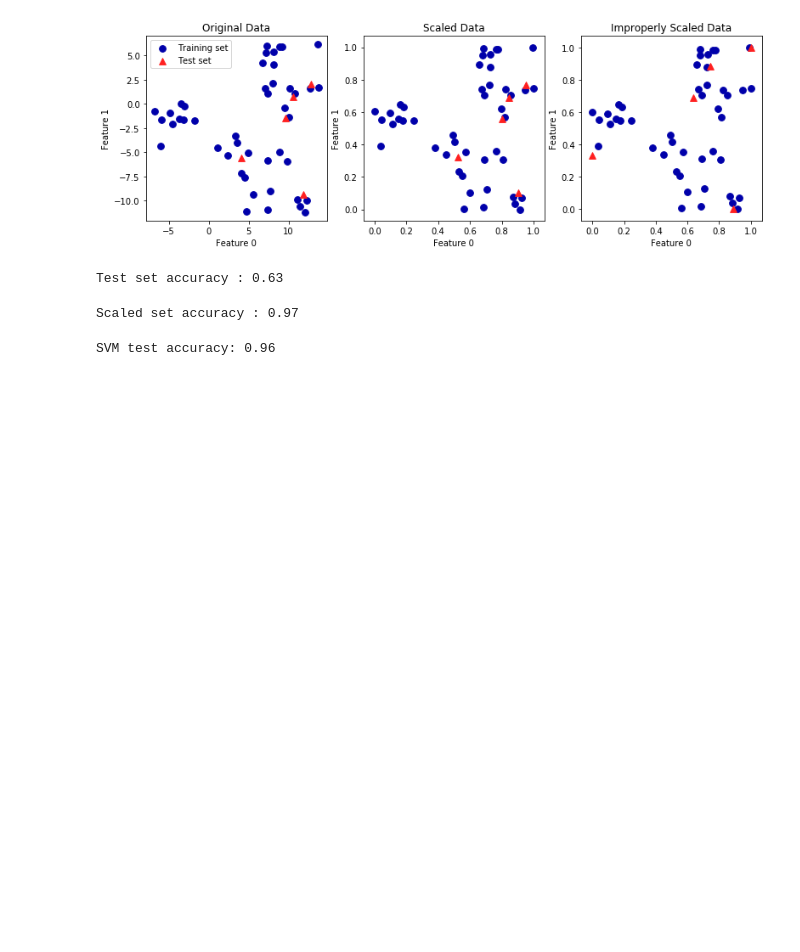
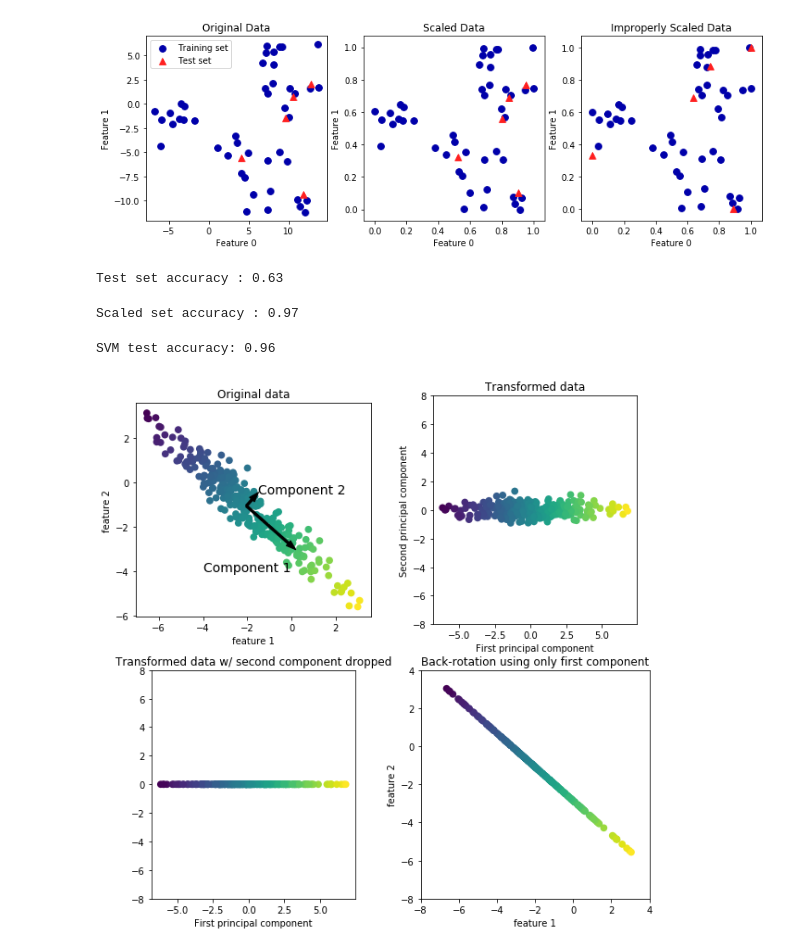
Before and after one commit to s-tanaka-bael/ML_study, a Jupyter notebook: capture_3/capture3.ipynb, the cells around one changed output. Drawn from its saved outputs; the diff is of its cells as text; code cells hidden in the pictures; blank space fills up the shorter version.

```diff
--- a/capture_3/capture3.ipynb
+++ b/capture_3/capture3.ipynb
@@ -163,3 +163,7 @@ svm.fit(X_train_scaled,y_train)
 print("SVM test accuracy: {:.2f}".format(svm.score(X_test_scaled,y_test)))
 # %% [output]
 SVM test accuracy: 0.96
+# %%
+mglearn.plots.plot_pca_illustration()
+# %% [output]
+[figure, added]
```
Also changed, not shown: parts of 4 cells of this notebook, 4 other files.
